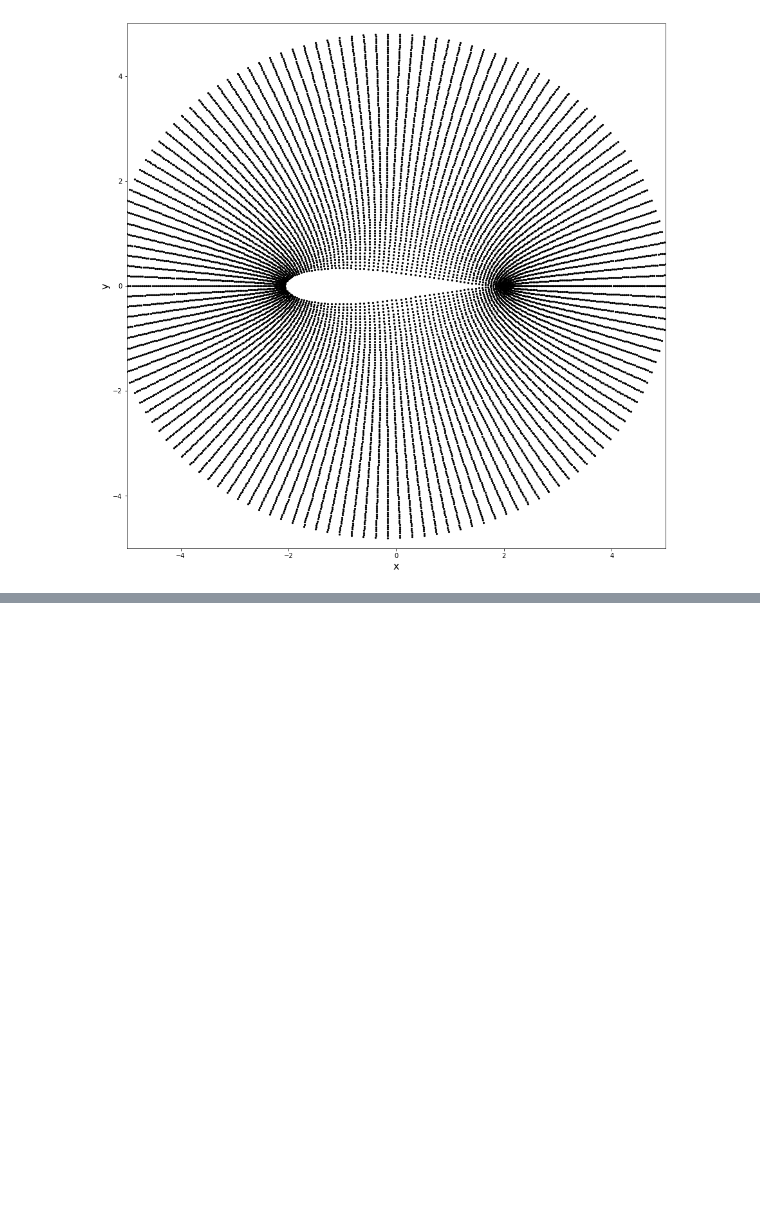
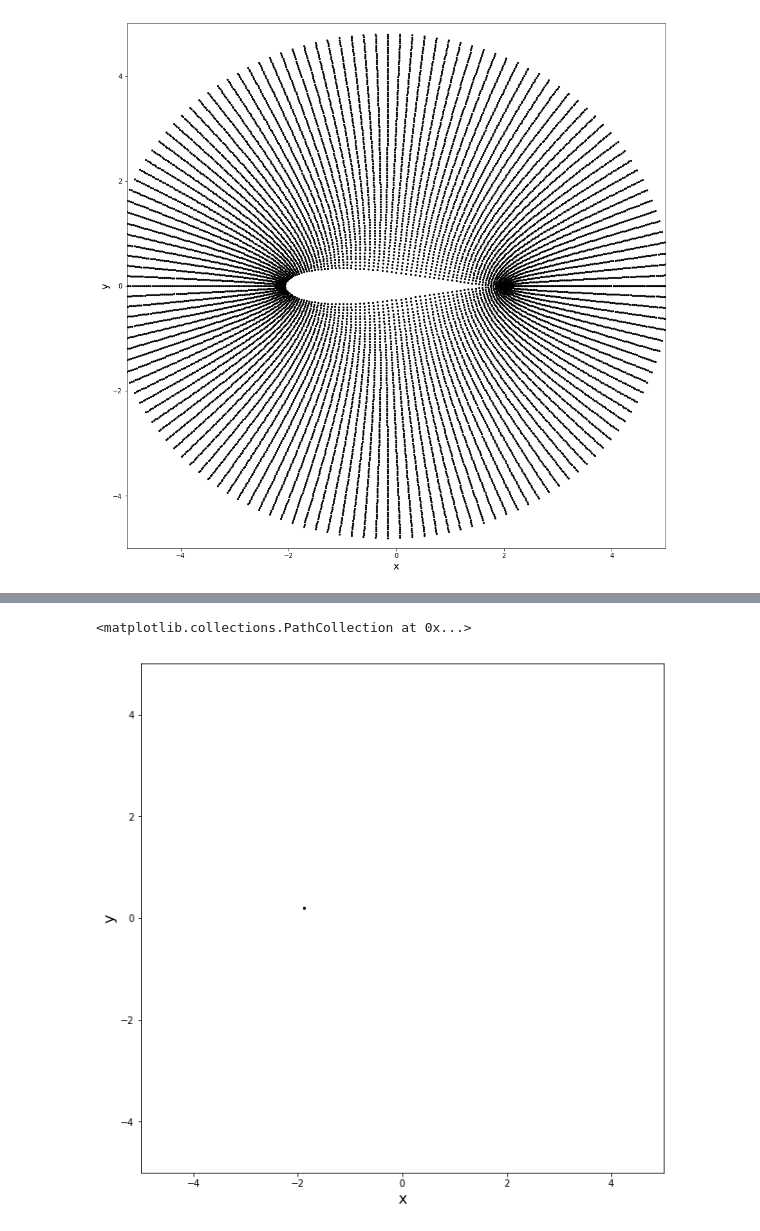
Before and after one commit to tianjiaozhang678/mae6226, a Jupyter notebook: Assignment2.ipynb, the cells around one changed output, grey strips where cells are left out. Saved outputs shown, nothing was run; the diff lists cells and outputs as text; code cells hidden in the pictures; blank space fills up the shorter version.

```diff
--- a/Assignment2.ipynb
+++ b/Assignment2.ipynb
@@ -200,0 +251,26 @@ for i in range(145):
+# %%
+width = 10
+height = 10
+pyplot.figure(figsize=(width, height))
+pyplot.xlabel('x', fontsize=16)
+pyplot.ylabel('y', fontsize=16)
+pyplot.xlim(-5.0, 5.0)
+pyplot.ylim(-5.0, 5.0)
+
+
+R = 1.15
+xc, yc = -0.15, 0.0
+zc = complex(xc, yc)
+Nr, Ntheta = 100, 145
+r_start, r_end = R, 5.0
+r = numpy.linspace(R, 5.0, Nr)
+theta = numpy.linspace(0.0, 2.0 * numpy.pi, Ntheta)
+theta_mesh, r_mesh = numpy.meshgrid(theta, r)
+Z = zc + r_mesh * numpy.exp(1j * theta_mesh)
+X, Y = Z.real, Z.imag
+x_J = (X * (X * X + Y * Y + 1)) / (X * X + Y * Y)
+y_J = (Y * (X * X + Y * Y - 1)) / (X * X + Y * Y)
+pyplot.scatter(x_J[0,61], y_J[0,61], color='black', s=5, marker='o')
+# %% [output]
+<matplotlib.collections.PathCollection at 0x...>
+[figure, added]
```
Also changed, not shown: parts of 14 cells of this notebook.
